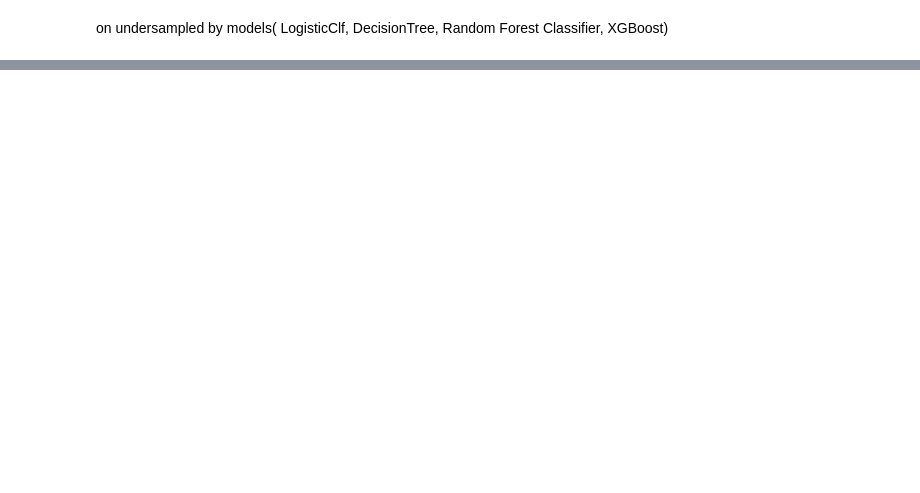
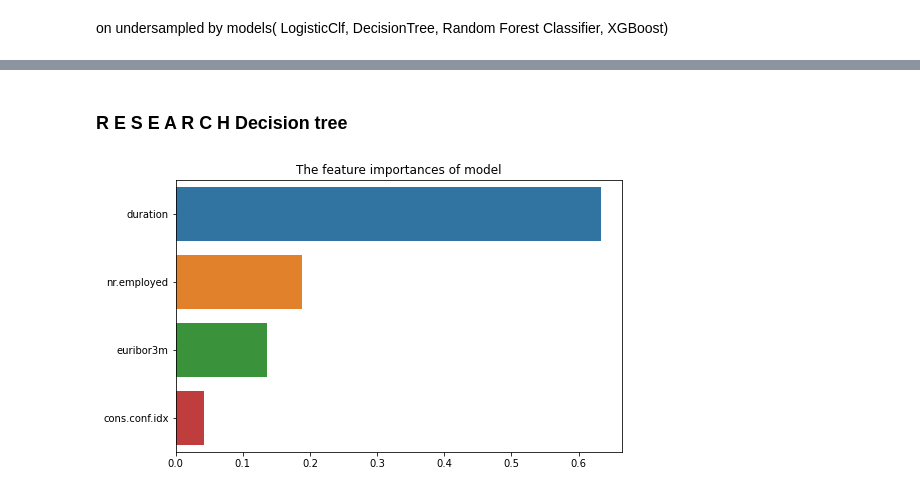
Before and after one commit to ngttnguyen/my-atom-fair, a Jupyter notebook: Nguyen_Bank_Marketing_kFold.ipynb, the cells around one changed output, grey strips where cells are left out. Drawn from its saved outputs; the diff is of its cells as text; code cells hidden in the pictures; blank space fills up the shorter version.

```diff
--- a/Nguyen_Bank_Marketing_kFold.ipynb
+++ b/Nguyen_Bank_Marketing_kFold.ipynb
@@ -791,0 +571,15 @@ visualize_predicted_result(client_df,'y')
+# %% [markdown]
+### R E S E A R C H   Decision tree
+# %%
+## init the research model
+tree_model = DecisionTreeClassifier(criterion='gini', max_depth=3, random_state=0)
+tree_name = 'Decision Tree Classifier'
+X_tree_train, X_tree_test, y_tree_train, y_tree_test = train_test_split(under_mkt_df.drop(target,axis=1),under_mkt_df[target],
+                                                                            test_size=test_size, random_state = 101)
+
+## Standardize data
+X_tree_train = scaler.transform(X_tree_train)
+X_tree_test = scaler.transform(X_tree_test)
+
+tree_model.fit(X_tree_train,y_tree_train)
+y_tree_test_pred = tree_model.predict(X_tree_test)
@@ -791,0 +590,14 @@ visualize_predicted_result(client_df,'y')
+# %%
+## Hệ số tree decision
+features = [i for i in process_mkt_df.columns.values.tolist() if i!= target]
+tree_model_importances = pd.Series(data = tree_model.feature_importances_, index = features, name = tree_name)
+tree_model_importances = tree_model_importances[tree_model_importances > 0]
+
+## The coefficients of the optimal model
+## Visualize feature importances of the tree model
+plt.figure(figsize = (8,5))
+sns.barplot(x = tree_model_importances.sort_values(ascending = False).values , y = tree_model_importances.sort_values(ascending = False).index)
+plt.title('The feature importances of model')
+plt.show()
+# %% [output]
+[figure, added]
```
Also changed, not shown: parts of 76 cells of this notebook, 3 other files.
